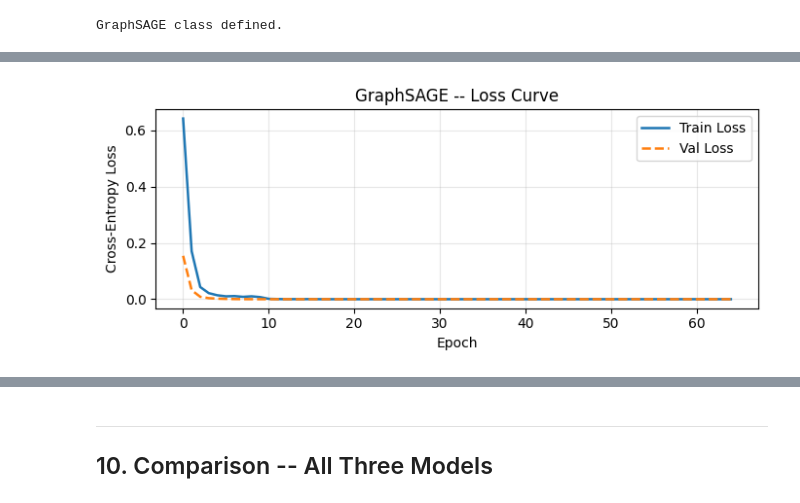
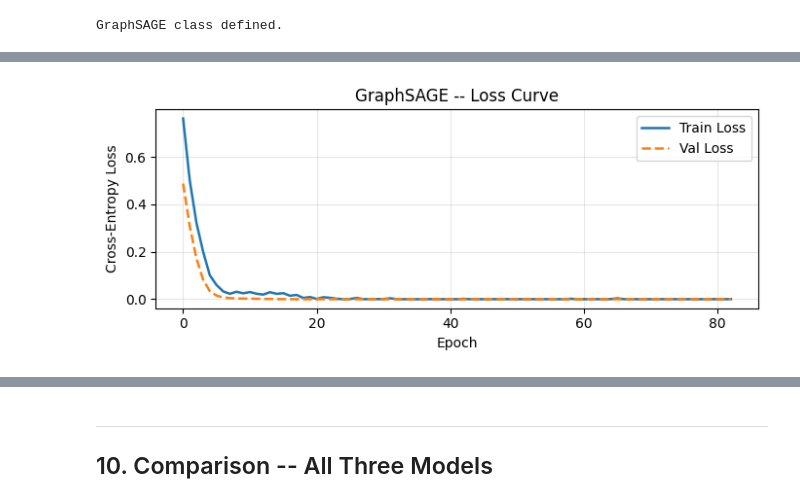
Before and after one commit to saideepaksana/Fraud-Analytics, a Jupyter notebook: Assignment1/GNN_Assignment_Final.ipynb, the cells around one changed output, grey strips where cells are left out. Cells and saved outputs as stored; diff of their text form; code cells hidden in the pictures.

```diff
--- a/Assignment1/GNN_Assignment_Final.ipynb
+++ b/Assignment1/GNN_Assignment_Final.ipynb
@@ -588,7 +621,7 @@ Aggregation used: **mean** (simple, effective, no extra parameters).
 class GraphSAGE(nn.Module):
     """3-layer GraphSAGE with mean neighbour aggregation."""
 
-    def __init__(self, in_channels, hidden_channels, out_channels, dropout=0.3):
+    def __init__(self, in_channels, hidden_channels, out_channels, dropout=0.5):
         super().__init__()
         self.conv1   = SAGEConv(in_channels,     hidden_channels, aggr='mean')
         self.conv2   = SAGEConv(hidden_channels, hidden_channels, aggr='mean')
@@ -607,15 +640,17 @@ print("GraphSAGE class defined.")
 # %% [output]
 GraphSAGE class defined.
 # %%
+torch.manual_seed(SEED)  # ensure reproducible weight initialization
+
 sage_model = GraphSAGE(
     in_channels     = data.num_node_features,
-    hidden_channels = 128,
+    hidden_channels = 64,
     out_channels    = num_classes,
-    dropout         = 0.3,
+    dropout         = 0.5,
 ).to(DEVICE)
 
 sage_optimizer = torch.optim.Adam(
-    sage_model.parameters(), lr=0.005, weight_decay=1e-4
+    sage_model.parameters(), lr=0.005, weight_decay=5e-4
 )
 
 print(f"GraphSAGE parameters: {sum(p.numel() for p in sage_model.parameters()):,}")
@@ -634,2 +669,2 @@ Training GraphSAGE...
-[figure, old version]
+[figure, new version]
 # %%
```
Also changed, not shown: parts of 21 cells of this notebook.
